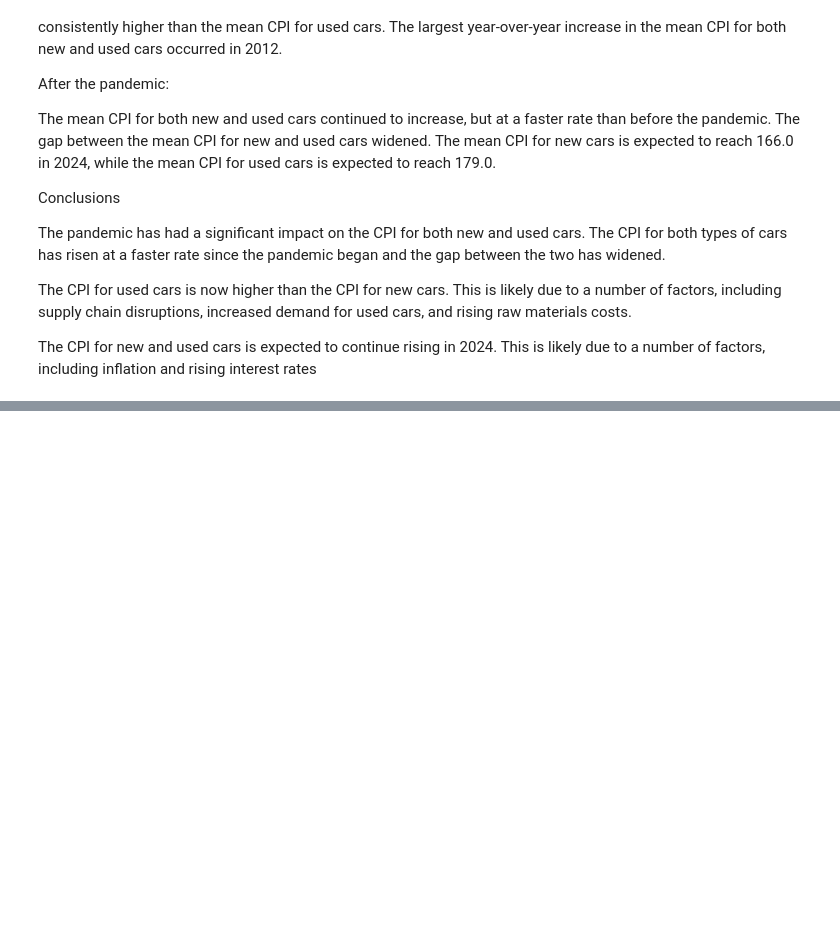
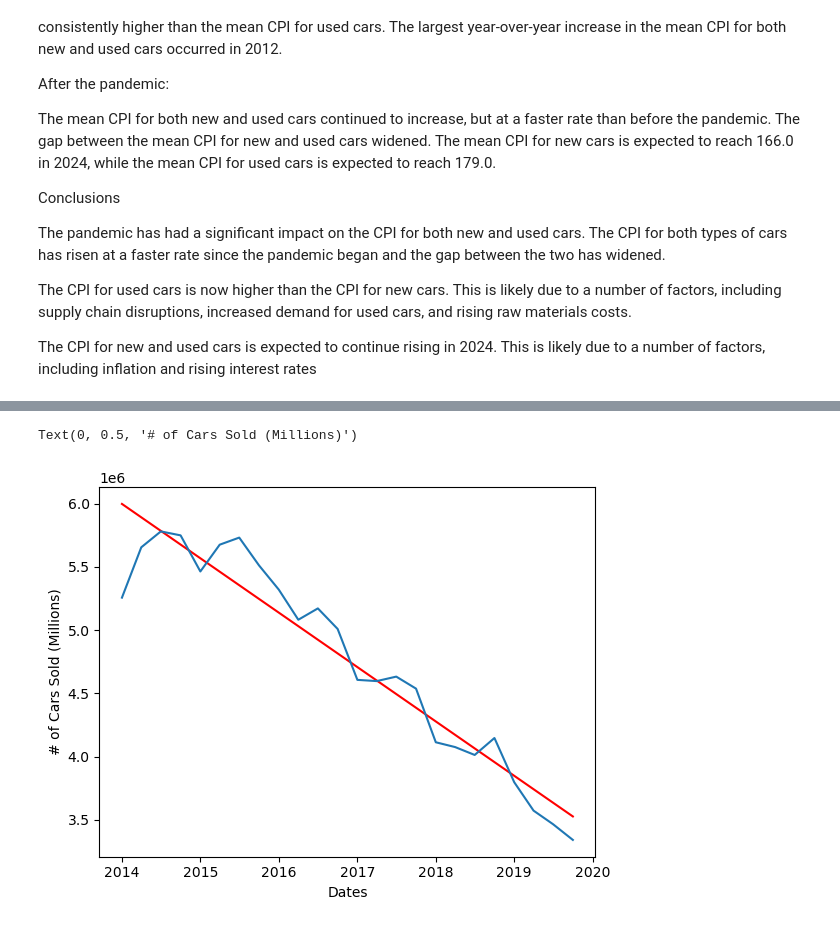
Before and after one commit to NadyaSlb/New_Car_Loan_Analysis, a Jupyter notebook: Car Data Analysis.ipynb, the cells around one changed output, grey strips where cells are left out. Cells and saved outputs as stored; diff of their text form; code cells hidden in the pictures; blank space fills up the shorter version.

```diff
--- a/Car Data Analysis.ipynb
+++ b/Car Data Analysis.ipynb
@@ -640,0 +672,12 @@ The CPI for new and used cars is expected to continue rising in 2024. This is li
+# %%
+(slope, intercept, rvalue, pvalue, stderr)=stats.linregress(days, cars_sold)
+regress_values=days*slope+intercept
+line_eq = "y = " + str(round(slope,2)) + "x + " + str(round(intercept,2))
+plt.plot(date,regress_values,"r-")
+plt.plot(date, cars_sold)
+
+plt.xlabel('Dates')
+plt.ylabel('# of Cars Sold (Millions)')
+# %% [output]
+Text(0, 0.5, '# of Cars Sold (Millions)')
+[figure, added]
```
Also changed, not shown: parts of 5 cells of this notebook.
